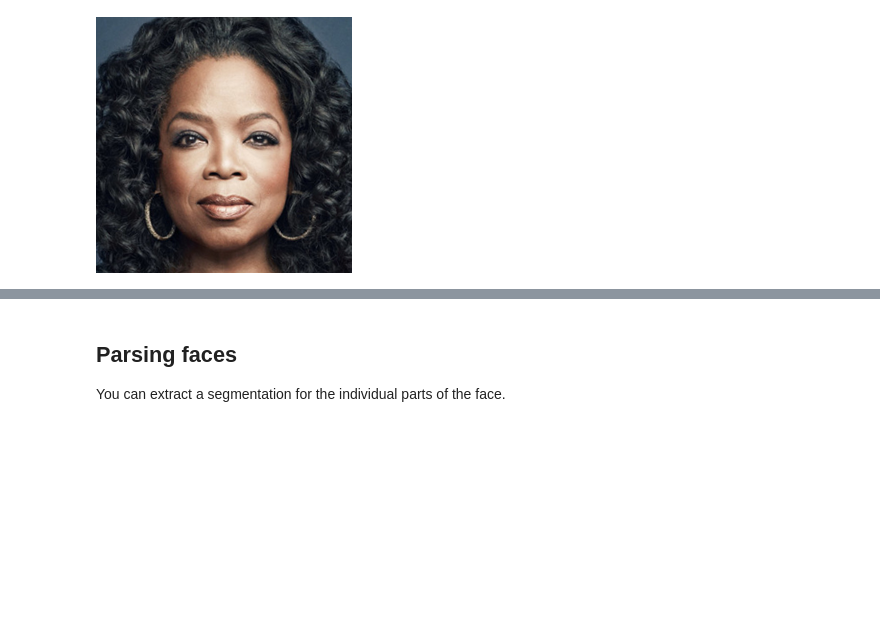
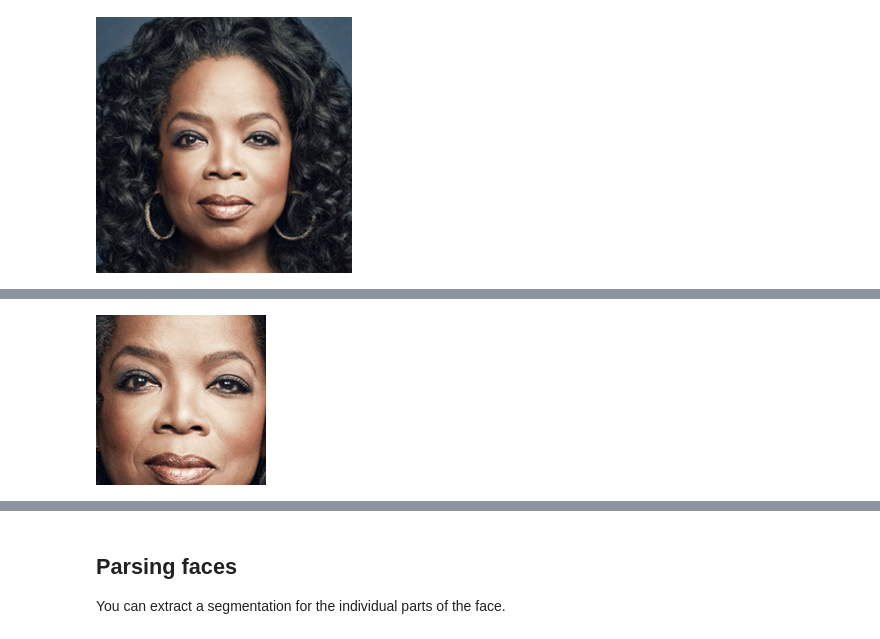
Before and after one commit to ml4a/ml4a, a Jupyter notebook: examples/tools/face_processing.ipynb, the cells around one changed output, grey strips where cells are left out. Drawn from its saved outputs; the diff is of its cells as text; code cells hidden in the pictures; blank space fills up the shorter version.

Commit message:
merging face modules and consolidating into one example

```diff
--- a/examples/tools/face_processing.ipynb
+++ b/examples/tools/face_processing.ipynb
@@ -30,0 +42,3 @@ To-do: extracting landmarks for detected face features.
+# %%
+target_encodings = face.get_encodings(img)
+print('Found {} faces and extracted feature vectors for them.'.format(len(target_encodings)))
@@ -30,0 +53,7 @@ To-do: extracting landmarks for detected face features.
+# %%
+x, y, w, h, target_landmarks = face.get_face(img, target_encodings[0])
+
+cropped_face = img.crop((x,y,x+w,y+h))
+image.display(cropped_face)
+# %% [output]
+[figure, added]
```
Also changed, not shown: parts of 14 cells of this notebook, 2 other files.
